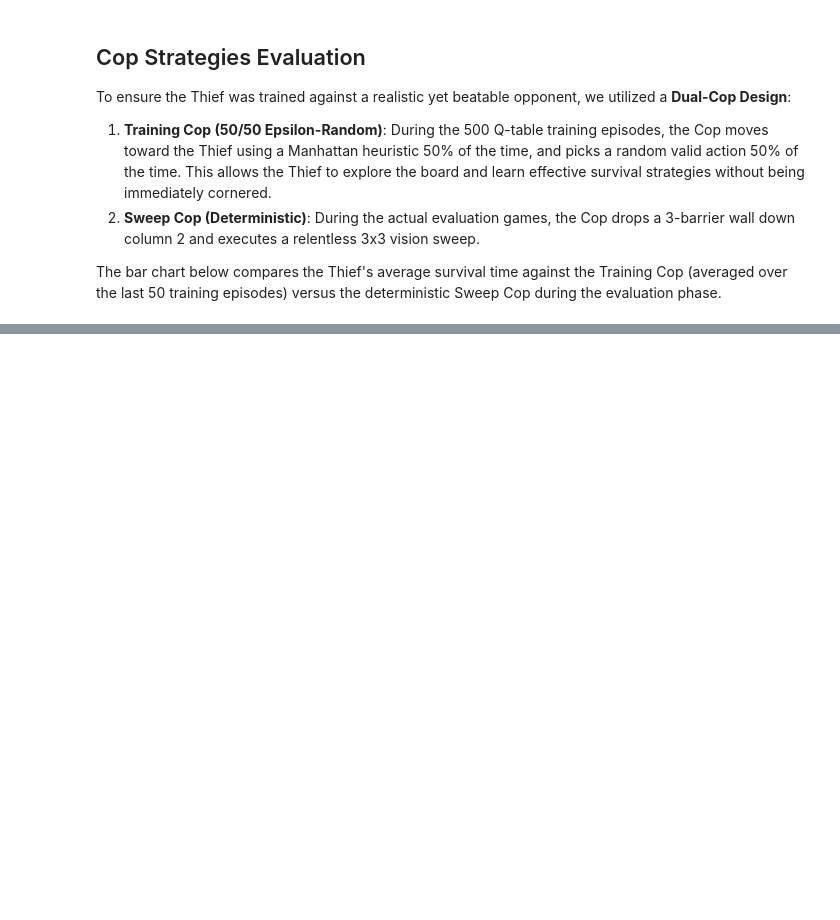
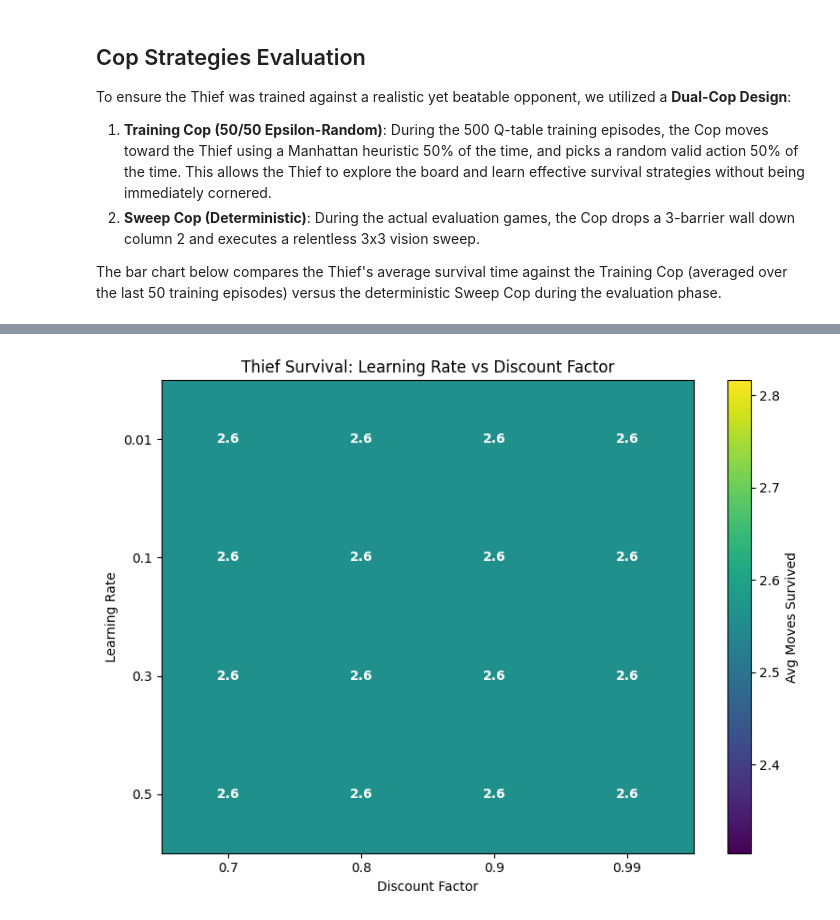
Before and after one commit to Nell-Kh/HW06-Dual-AI-agent-race-via-MCP-servers, a Jupyter notebook: notebooks/analysis.ipynb, the cells around one changed output, grey strips where cells are left out. Saved outputs shown, nothing was run; the diff lists cells and outputs as text; code cells hidden in the pictures; blank space fills up the shorter version.

```diff
--- a/notebooks/analysis.ipynb
+++ b/notebooks/analysis.ipynb
@@ -94,0 +95,51 @@ plt.show()
+# %%
+import sys
+
+sys.path.insert(0, '../src')
+import matplotlib.pyplot as plt
+import numpy as np
+
+from cop_thief.services.q_table import QTable
+from cop_thief.services.training_engine import TrainingEngine
+from cop_thief.shared.config_loader import ConfigLoader
+
+lrs = [0.01, 0.1, 0.3, 0.5]
+dfs = [0.7, 0.8, 0.9, 0.99]
+results = np.zeros((len(lrs), len(dfs)))
+
+for i, lr in enumerate(lrs):
+    for j, df in enumerate(dfs):
+        config = ConfigLoader("../config/config.json")
+        config.load()
+        config._config["training"]["num_episodes"] = 100
+        config._config["rl"]["learning_rate"] = lr
+        config._config["rl"]["discount_factor"] = df
+        q_table = QTable(config)
+        engine = TrainingEngine(config, q_table)
+        engine.run_headless_games()
+        import json
+        moves = []
+        with open('../results/training_log.jsonl') as f:
+            for line in f:
+                moves.append(json.loads(line)["moves"])
+        results[i, j] = np.mean(moves[-50:])
+
+plt.figure(figsize=(8, 6))
+plt.imshow(results, cmap='viridis', aspect='auto')
+plt.colorbar(label='Avg Moves Survived')
+plt.xticks(range(len(dfs)), dfs)
+plt.yticks(range(len(lrs)), lrs)
+plt.title('Thief Survival: Learning Rate vs Discount Factor')
+plt.xlabel('Discount Factor')
+plt.ylabel('Learning Rate')
+for i in range(len(lrs)):
+    for j in range(len(dfs)):
+        plt.text(
+            j, i, f'{results[i,j]:.1f}',
+            ha='center', va='center', color='white', fontweight='bold'
+        )
+plt.tight_layout()
+plt.savefig('../assets/hyperparameter_heatmap.png')
+plt.show()
+# %% [output]
+[figure, added]
```
Also changed, not shown: parts of 2 cells of this notebook, 21 other files.
